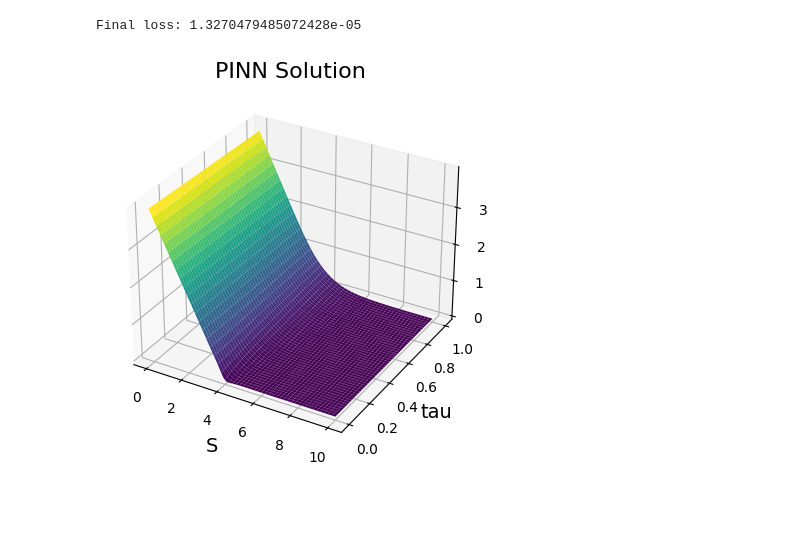
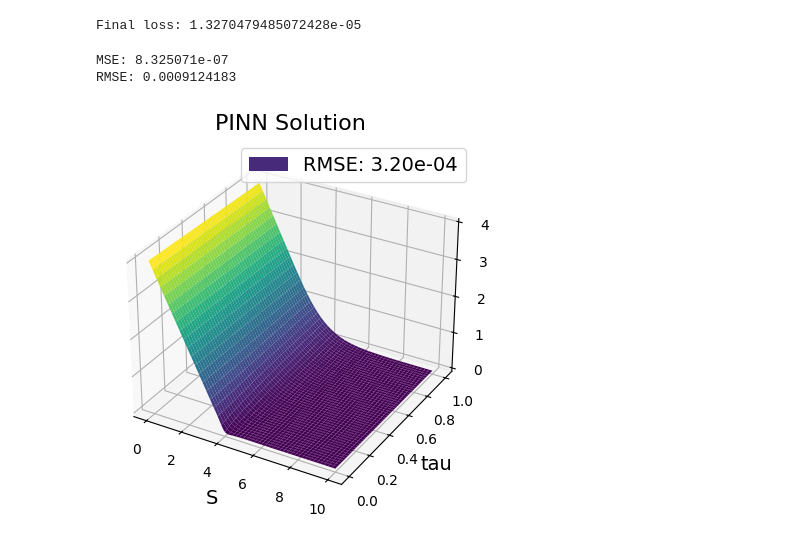
Before and after one commit to liyiyan128/Option-Pricing-Using-Physics-Informed-Neural-Networks, a Jupyter notebook: PINN_example.ipynb, the cells around one changed output. Cells and saved outputs as stored; diff of their text form; code cells hidden in the pictures; blank space fills up the shorter version.

```diff
--- a/PINN_example.ipynb
+++ b/PINN_example.ipynb
@@ -90,21 +94,35 @@ Final loss: 1.3270479485072428e-05
 # %%
 # load model
 model = torch.load(f'models/{model_name}.pt').to('cpu')
 
-S_plot = torch.linspace(0, 10, 1000)
-tau_plot = torch.linspace(0, T, 1000)
-S_plot, tau_plot = torch.meshgrid(S_plot, tau_plot)
-V_plot = model(S_plot.reshape(-1, 1), tau_plot.reshape(-1, 1)).detach().reshape(1000, 1000)
+S_eval = torch.linspace(0, 10, 1000)
+tau_eval = torch.linspace(0, T, 1000)
+S_eval, tau_eval = torch.meshgrid(S_eval, tau_eval)
+V_pred = model(S_eval.reshape(-1, 1), tau_eval.reshape(-1, 1)).detach().numpy().reshape(1000, 1000)
+S_eval, tau_eval = S_eval.numpy(), tau_eval.numpy()
+
+# compute error metrics
+V_true = np.zeros_like(V_pred)
+for i in range(V_true.shape[0]):
+    V_true[i] = V_BS(S_eval[i], tau_eval[i], K, r, sigma)
+RMSE = np.sqrt(np.mean((V_true - V_pred)**2))
+MSE = np.mean((V_true - V_pred)**2)
+print('MSE:', MSE)
+print('RMSE:', RMSE)
+
 # 3d plot
 fig = plt.figure()
 ax = fig.add_subplot(111, projection='3d')
-ax.plot_surface(S_plot.numpy(), tau_plot.numpy(), V_plot.numpy(), cmap='viridis')
+ax.plot_surface(S_eval, tau_eval, V_pred, cmap='viridis', label=f'RMSE: {rmse:.2e}')
 ax.set_xlabel('S', fontsize=14)
 ax.set_ylabel('tau', fontsize=14)
 ax.set_zlabel('V', fontsize=14)
 ax.set_title('PINN Solution', fontsize=16)
+plt.legend(fontsize=14)
 plt.savefig('./data/images/sol_european_3d.pdf')
 plt.show()
 # %% [output]
+MSE: 8.325071e-07
+RMSE: 0.0009124183
-[figure, old version]
+[figure, new version]
 # %%
```
Also changed, not shown: parts of 5 cells of this notebook.
